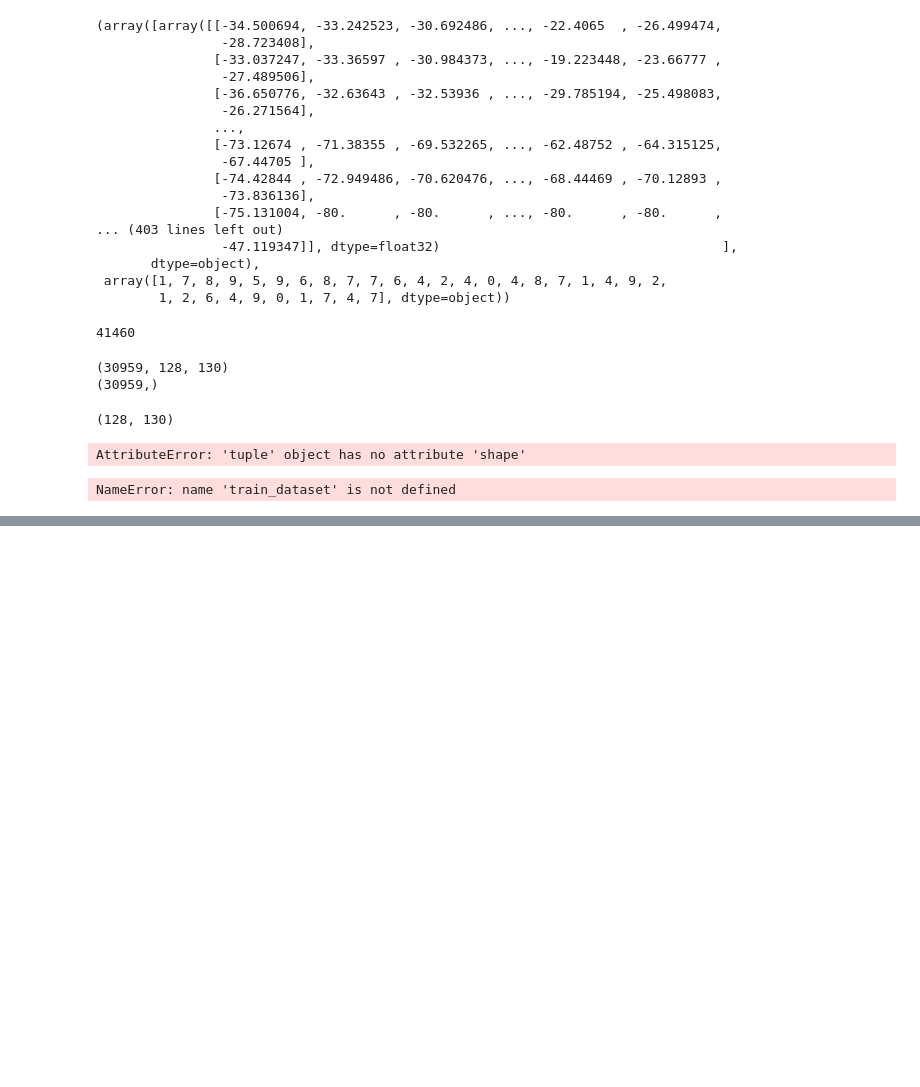
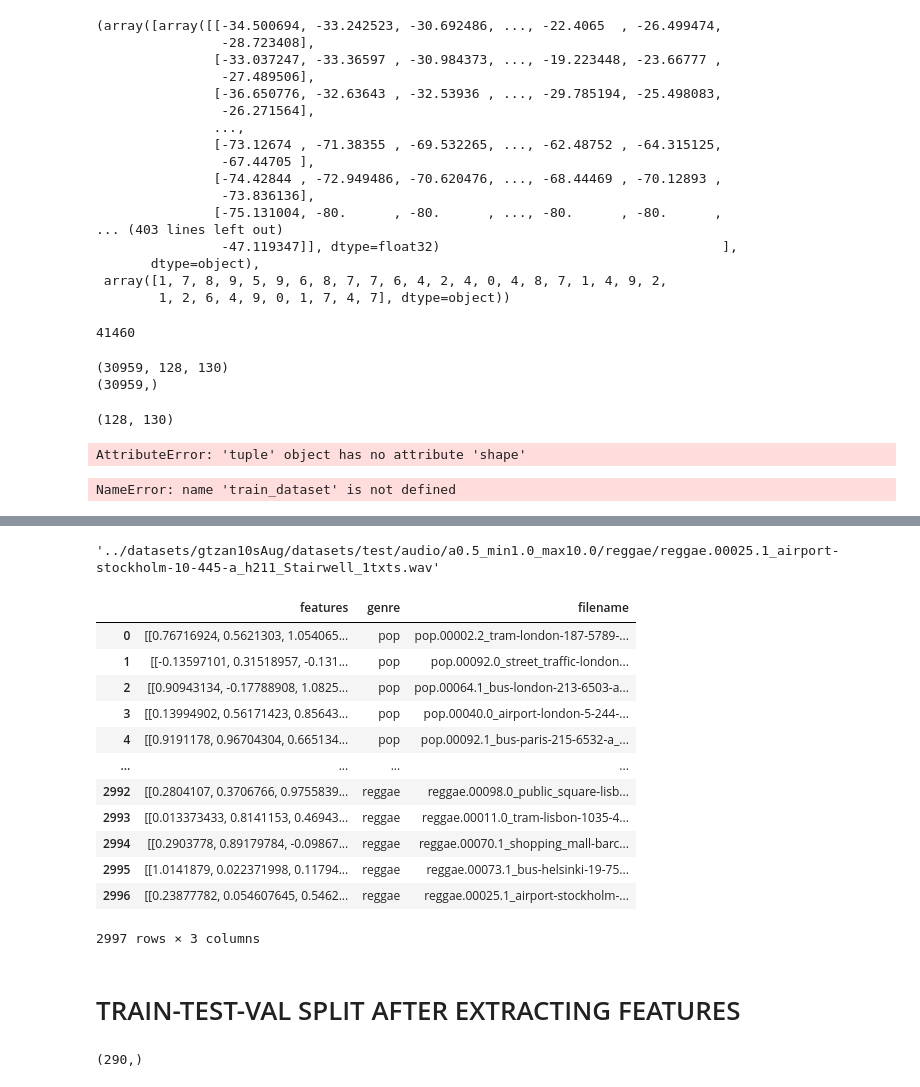
Before and after one commit to VedantKalbag/MusicGenreClassification, a Jupyter notebook: Vedant/test.ipynb, the cells around one changed output, grey strips where cells are left out. Drawn from its saved outputs; the diff is of its cells as text; code cells hidden in the pictures; blank space fills up the shorter version.

```diff
--- a/Vedant/test.ipynb
+++ b/Vedant/test.ipynb
@@ -470,0 +522,27 @@ NameError: name 'train_dataset' is not defined
+# %%
+path
+# %% [output]
+'../datasets/gtzan10sAug/datasets/test/audio/a0.5_min1.0_max10.0/reggae/reggae.00025.1_airport-stockholm-10-445-a_h211_Stairwell_1txts.wav'
+# %%
+import numpy as np
+import pandas as pd
+df=pd.DataFrame(np.load('../datasets/gtzan10sAug/datasets/jukebox/jukebox_features.npy', allow_pickle=True))
+df.columns = ['features','genre','filename']
+# %%
+df
+# %% [output]
+|  | features | genre | filename |
+| 0 | [[0.76716924, 0.5621303, 1.054065... | pop | pop.00002.2_tram-london-187-5789-... |
+| 1 | [[-0.13597101, 0.31518957, -0.131... | pop | pop.00092.0_street_traffic-london... |
+| 2 | [[0.90943134, -0.17788908, 1.0825... | pop | pop.00064.1_bus-london-213-6503-a... |
+| 3 | [[0.13994902, 0.56171423, 0.85643... | pop | pop.00040.0_airport-london-5-244-... |
+| 4 | [[0.9191178, 0.96704304, 0.665134... | pop | pop.00092.1_bus-paris-215-6532-a_... |
+| ... | ... | ... | ... |
+| 2992 | [[0.2804107, 0.3706766, 0.9755839... | reggae | reggae.00098.0_public_square-lisb... |
+| 2993 | [[0.013373433, 0.8141153, 0.46943... | reggae | reggae.00011.0_tram-lisbon-1035-4... |
+| 2994 | [[0.2903778, 0.89179784, -0.09867... | reggae | reggae.00070.1_shopping_mall-barc... |
+| 2995 | [[1.0141879, 0.022371998, 0.11794... | reggae | reggae.00073.1_bus-helsinki-19-75... |
+| 2996 | [[0.23877782, 0.054607645, 0.5462... | reggae | reggae.00025.1_airport-stockholm-... |
+2997 rows × 3 columns
+# %% [markdown]
+# TRAIN-TEST-VAL SPLIT AFTER EXTRACTING FEATURES
@@ -470,0 +558,4 @@ NameError: name 'train_dataset' is not defined
+# %%
+test_names['filename'].to_numpy().shape
+# %% [output]
+(290,)
```
Also changed, not shown: parts of 18 cells of this notebook, 1 other file.
